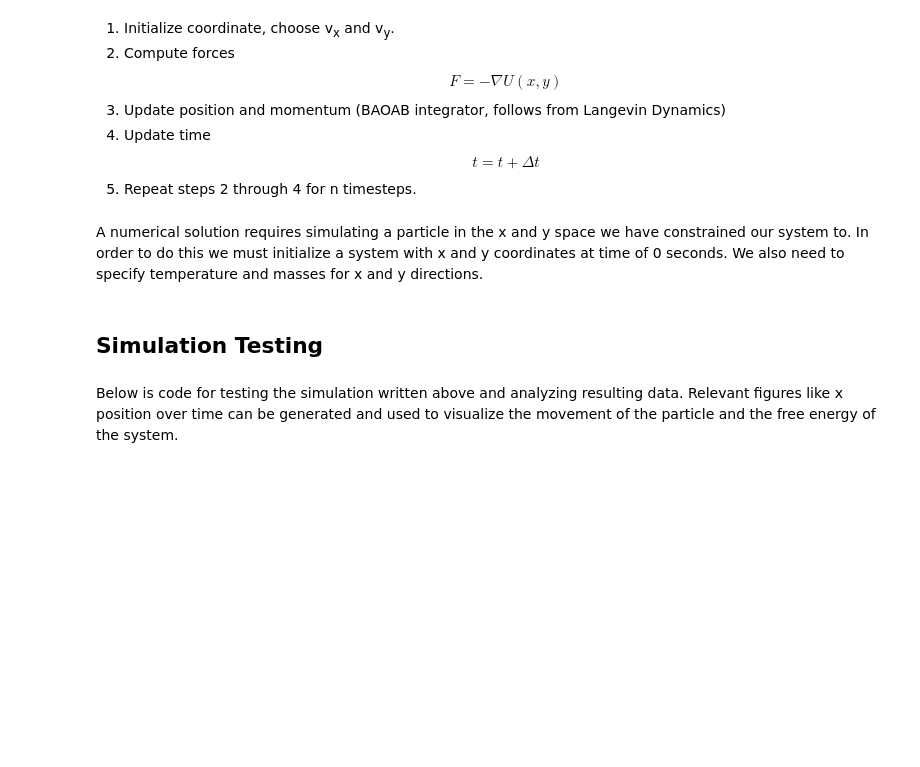
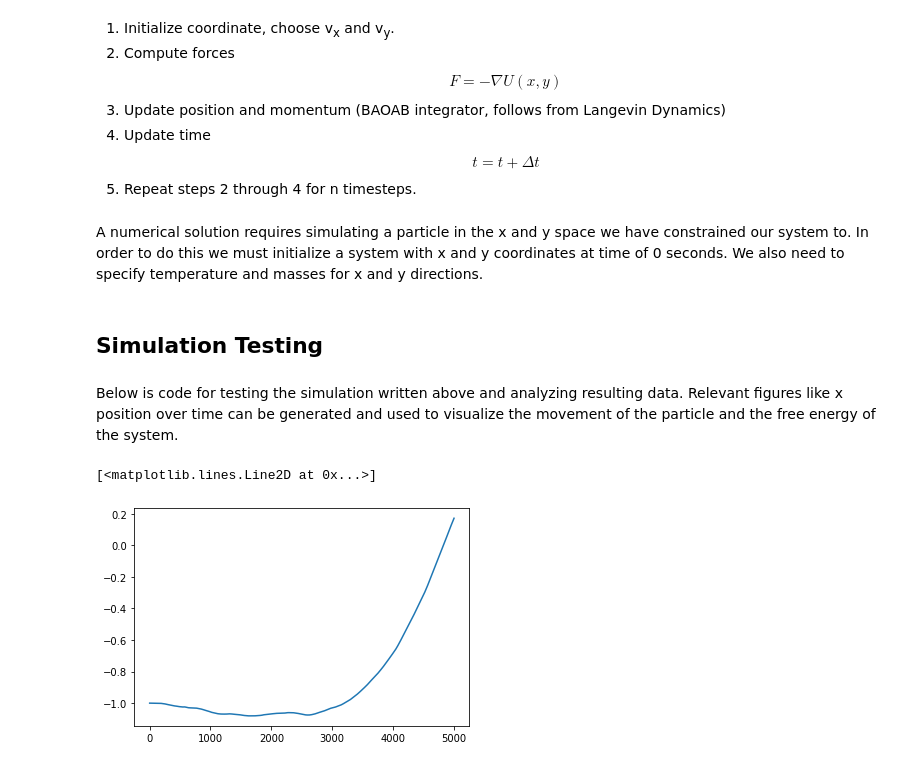
Before and after one commit to thomasegg3/enhanced_sampling_practice, a Jupyter notebook: toy_problem.ipynb, the cells around one changed output. Saved outputs shown, nothing was run; the diff lists cells and outputs as text; code cells hidden in the pictures; blank space fills up the shorter version.

Commit message:
Updated Simulation

```diff
--- a/toy_problem.ipynb
+++ b/toy_problem.ipynb
@@ -141,7 +140,7 @@ def run_simulation(n_steps, m_x, m_y, kt_x, kt_y):
 
     # Step 1: Initialize system
     coords = [-1, 1]
-    velocity = [random.gauss(0.1, 0.05), random.gauss(0.1, 0.05)]
+    velocity = [random.gauss(0, 1), random.gauss(0.05, 0.025)]
     momenta = [m_x * velocity[0], m_y * velocity[1]]
     time, time_step = 0, 0.25 * (10 ** -3)
 
@@ -149,7 +148,7 @@ def run_simulation(n_steps, m_x, m_y, kt_x, kt_y):
     for i in range(n_steps):
 
         # Step 2: Compute forces
-        gradient = -(nd.Gradient(wrapped_pe)(coords))
+        gradient = - (nd.Gradient(wrapped_pe)(coords))
 
         # Step 3: Move coordinate
         coords[0], momenta[0] = integrate_EOM(coords[0], momenta[0], gradient[0], kt_x, time_step, m_x)  # EOM and thermostat for x
@@ -189,7 +188,7 @@ def integrate_EOM(position, momentum, grad, kt, time_step, mass):
     # Integrate EOM
     p_int = momentum - (time_step * grad) / 2
     position_int = position + (time_step * (mass ** -1) * p_int) / 2
-    p_int = (c1 * p_int) + (c3 * (mass ** (1/2)) * random.normalvariate(0.5, 0.25))
+    p_int = (c1 * p_int) + (c3 * (mass ** (1/2)) * random.normalvariate(0, 1))
     position_new = position_int + (time_step * (mass ** -1) * p_int) / 2
     p_new = p_int - (time_step * grad) / 2
 
@@ -200,4 +199,10 @@ def integrate_EOM(position, momentum, grad, kt, time_step, mass):
 Below is code for testing the simulation written above and analyzing resulting data. Relevant figures like x position over time can be generated and used to visualize the movement of the particle and the free energy of the system.
 # %%
 # Run simulation for same and different mass/temperature
-x1, steps_1 = run_simulation(10000, 300, 1, 10, 1)
+x1, steps_1 = run_simulation(10000, 1, 1, 1, 1)
+# %%
+x = 5000
+plt.plot(steps_1[:x], x1[:x])
+# %% [output]
+[<matplotlib.lines.Line2D at 0x...>]
+[figure, added]
```
Also changed, not shown: parts of 3 cells of this notebook.
